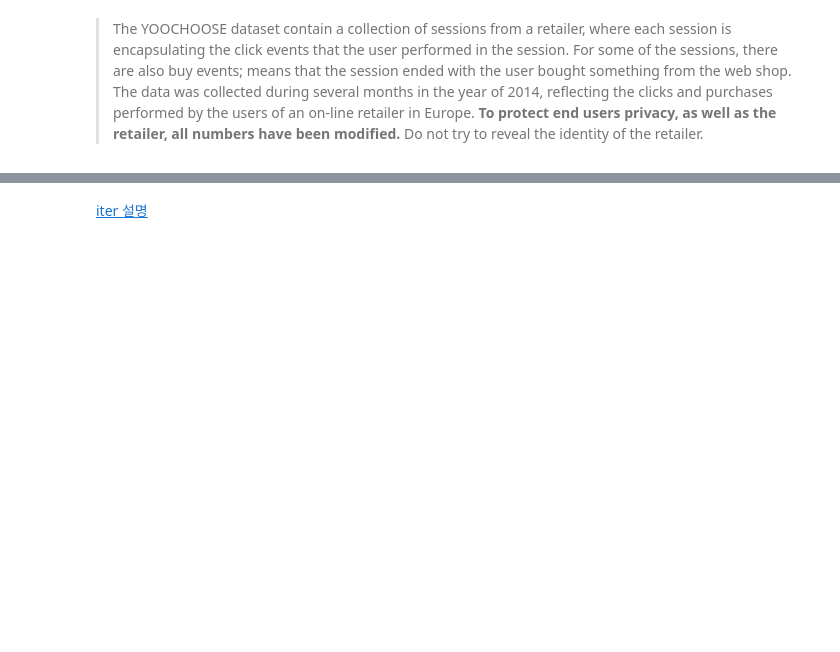
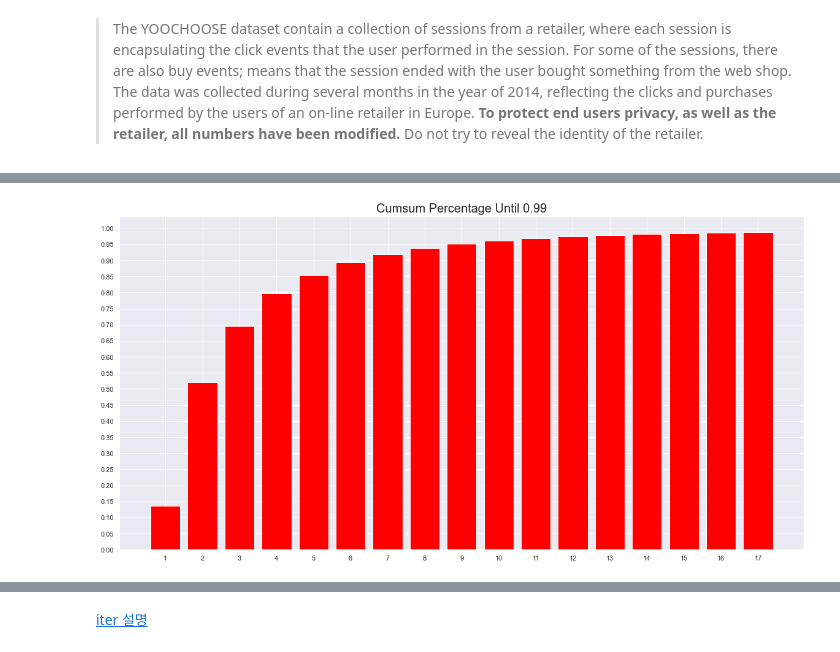
Before and after one commit to ZiminPark/SeqRec, a Jupyter notebook: 지금 이 상품을 클릭한 분들이 다음 상품도 클릭하고 있습니다.ipynb, the cells around one changed output, grey strips where cells are left out. Saved outputs shown, nothing was run; the diff lists cells and outputs as text; code cells hidden in the pictures; blank space fills up the shorter version.

```diff
--- a/지금 이 상품을 클릭한 분들이 다음 상품도 클릭하고 있습니다.ipynb
+++ b/지금 이 상품을 클릭한 분들이 다음 상품도 클릭하고 있습니다.ipynb
@@ -62,0 +85,16 @@ data
+# %%
+length_count = session_length.groupby(session_length).size()
+length_percent_cumsum = length_count.cumsum() / length_count.sum()
+length_percent_cumsum_99 = length_percent_cumsum[length_percent_cumsum<0.99]
+
+import matplotlib.pyplot as plt
+
+plt.figure(figsize=(20, 10))
+plt.bar(x=length_percent_cumsum_99.index,
+        height=length_percent_cumsum_99, color='red')
+plt.xticks(length_percent_cumsum_99.index)
+plt.yticks(np.arange(0, 1.01, 0.05))
+plt.title('Cumsum Percentage Until 0.99', size=20)
+plt.show()
+# %% [output]
+[figure, added]
```
Also changed, not shown: parts of 27 cells of this notebook, 2 other files.
